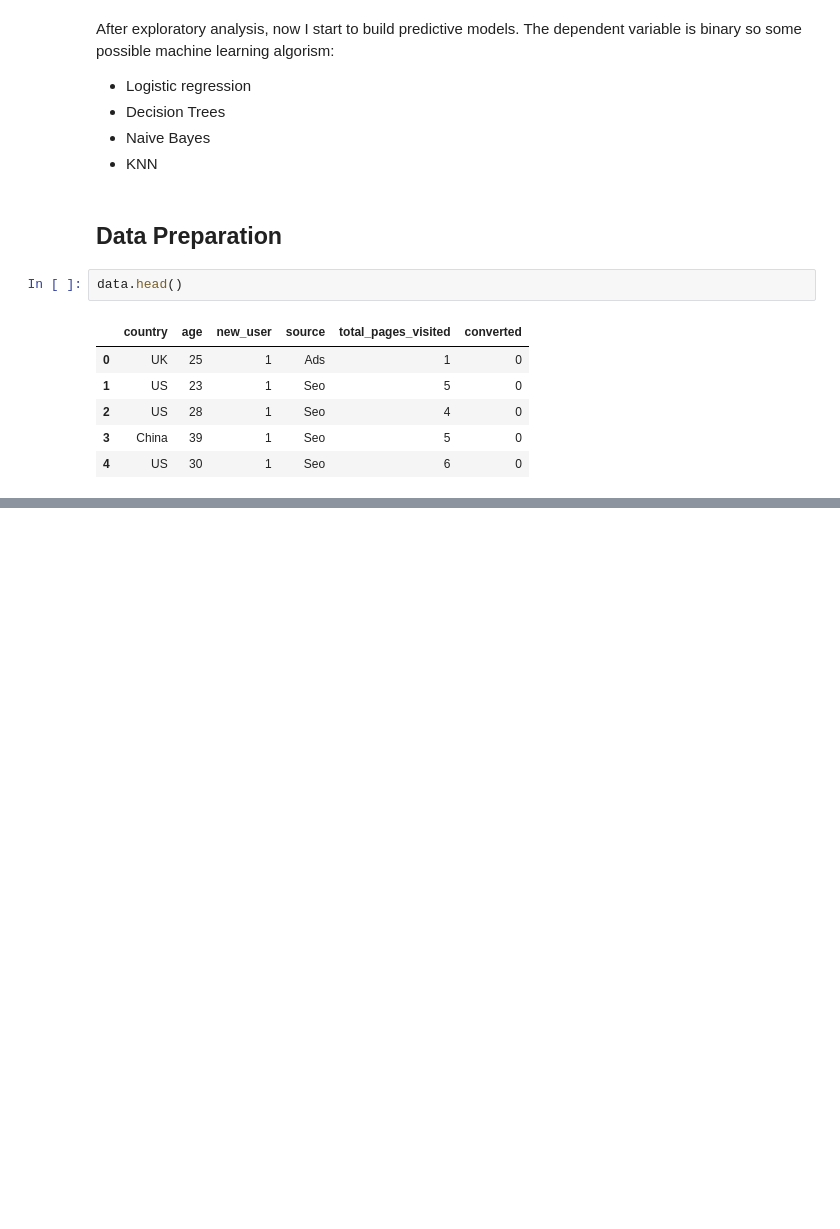
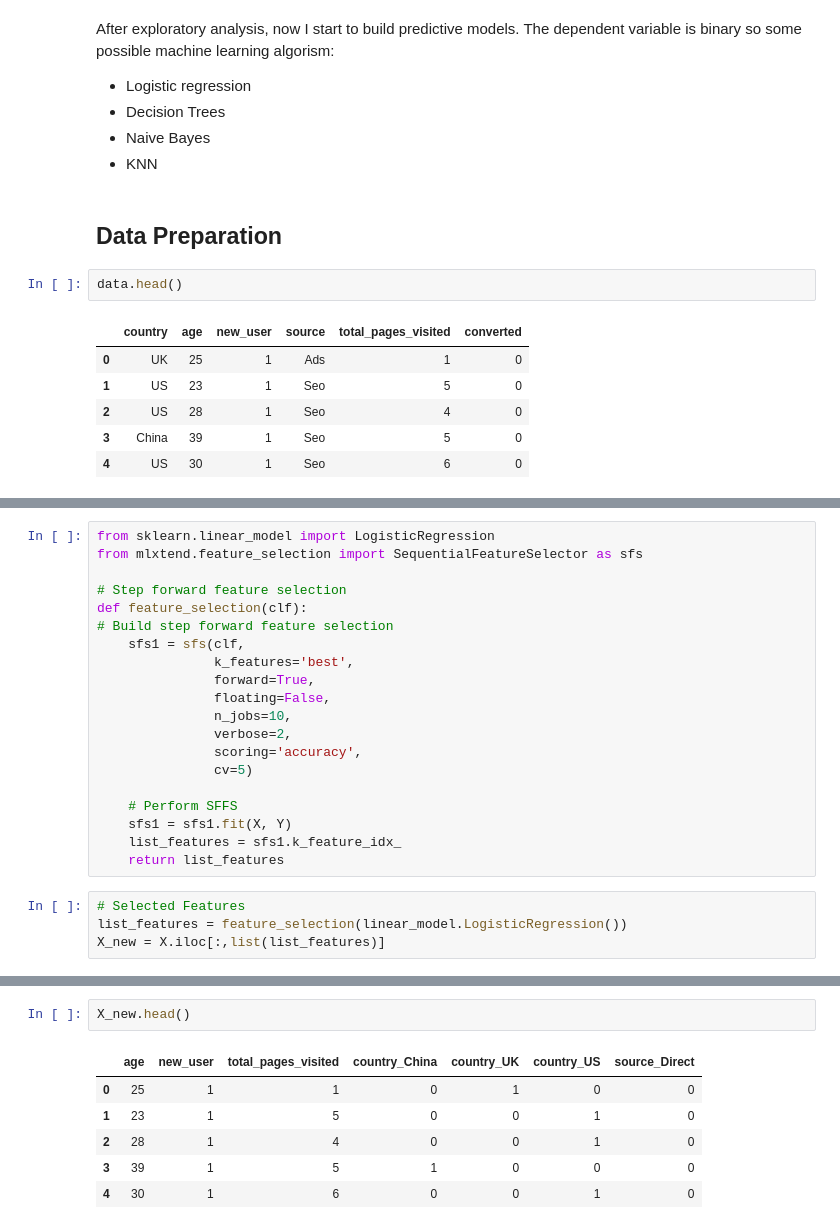
Before and after one commit to kitlynkuo/Data-Challenge, a Jupyter notebook: Conversion Rate.ipynb, the cells around one changed output, grey strips where cells are left out. Saved outputs shown, nothing was run; the diff lists cells and outputs as text; blank space fills up the shorter version.

```diff
--- a/Conversion Rate.ipynb
+++ b/Conversion Rate.ipynb
@@ -213,0 +248,24 @@ warnings.filterwarnings("ignore")
+# %%
+from sklearn.linear_model import LogisticRegression
+from mlxtend.feature_selection import SequentialFeatureSelector as sfs
+
+# Step forward feature selection
+def feature_selection(clf):
+# Build step forward feature selection
+    sfs1 = sfs(clf,
+               k_features='best',
+               forward=True,
+               floating=False,
+               n_jobs=10,
+               verbose=2,
+               scoring='accuracy',
+               cv=5)
+
+    # Perform SFFS
+    sfs1 = sfs1.fit(X, Y)
+    list_features = sfs1.k_feature_idx_
+    return list_features
+# %%
+# Selected Features
+list_features = feature_selection(linear_model.LogisticRegression())
+X_new = X.iloc[:,list(list_features)]
@@ -213,0 +290,9 @@ warnings.filterwarnings("ignore")
+# %%
+X_new.head()
+# %% [output]
+|  | age | new_user | total_pages_visited | country_China | country_UK | country_US | source_Direct |
+| 0 | 25 | 1 | 1 | 0 | 1 | 0 | 0 |
+| 1 | 23 | 1 | 5 | 0 | 0 | 1 | 0 |
+| 2 | 28 | 1 | 4 | 0 | 0 | 1 | 0 |
+| 3 | 39 | 1 | 5 | 1 | 0 | 0 | 0 |
+| 4 | 30 | 1 | 6 | 0 | 0 | 1 | 0 |
```
Also changed, not shown: parts of 21 cells of this notebook.
